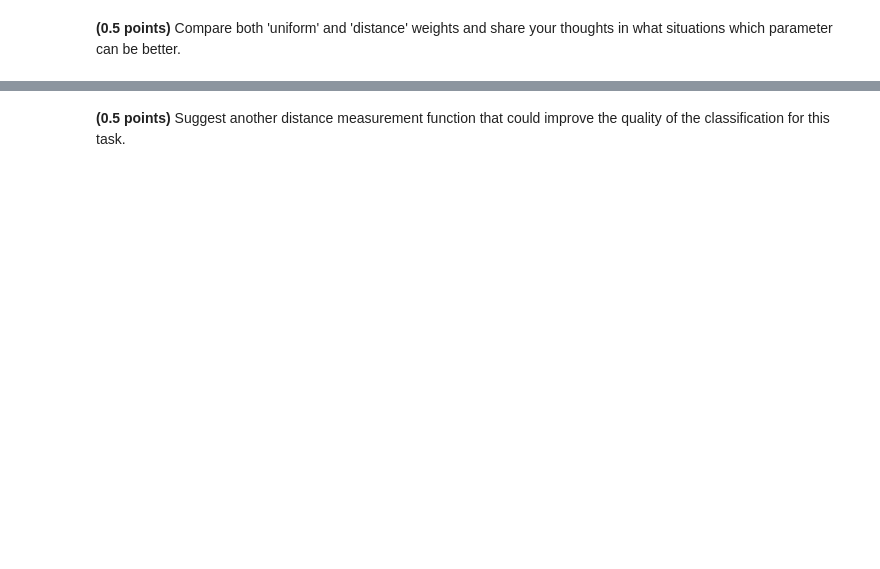
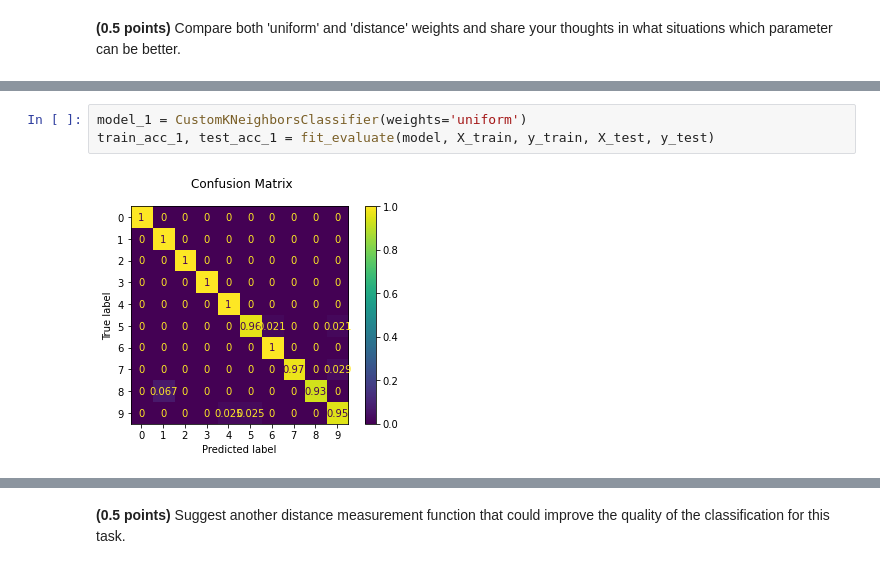
Before and after one commit to alsing/ml-intro-rs-school, a Jupyter notebook: 5 - Classification Linear KNN/hw_classification.ipynb, the cells around one changed output, grey strips where cells are left out. Drawn from its saved outputs; the diff is of its cells as text; blank space fills up the shorter version.

```diff
--- a/5 - Classification Linear KNN/hw_classification.ipynb
+++ b/5 - Classification Linear KNN/hw_classification.ipynb
@@ -481,0 +529,5 @@ assert test_acc > 0.98
+# %%
+model_1 = CustomKNeighborsClassifier(weights='uniform')
+train_acc_1, test_acc_1 = fit_evaluate(model, X_train, y_train, X_test, y_test)
+# %% [output]
+[figure, added]
```
Also changed, not shown: parts of 22 cells of this notebook.
